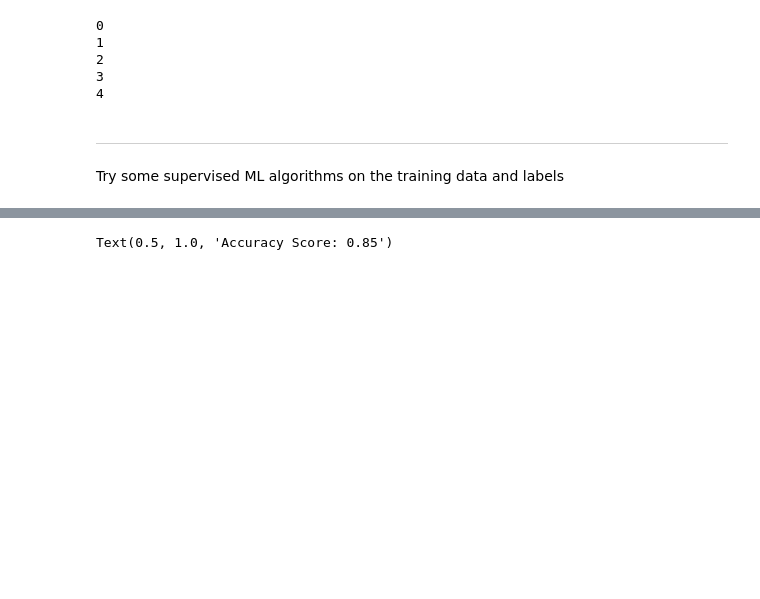
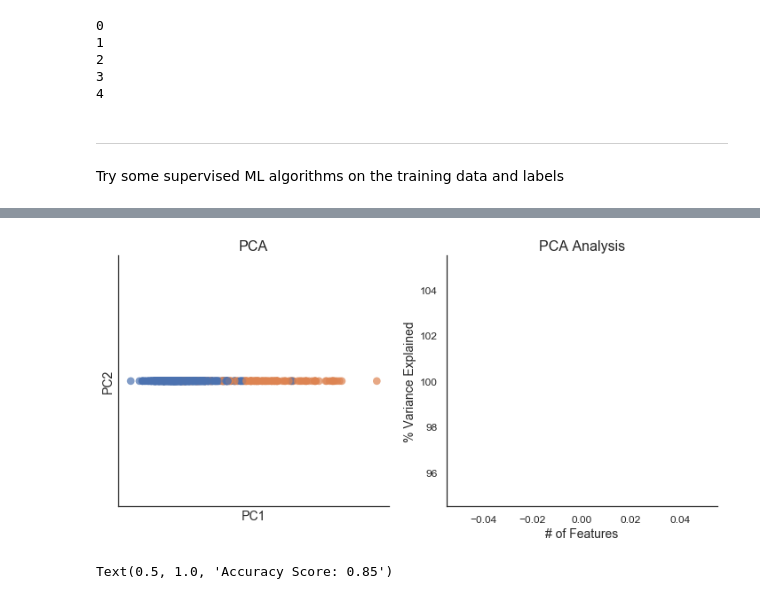
Before and after one commit to codyheiser/canb-ML, a Jupyter notebook: supervised_alg_testing.ipynb, the cells around one changed output, grey strips where cells are left out. Saved outputs shown, nothing was run; the diff lists cells and outputs as text; code cells hidden in the pictures; blank space fills up the shorter version.

```diff
--- a/supervised_alg_testing.ipynb
+++ b/supervised_alg_testing.ipynb
@@ -90,5 +90,6 @@ for i in range(0,len(vlbw_splits['test']['data'])):
 ---
 Try some supervised ML algorithms on the training data and labels
 # %%
-lda = LinearDiscriminantAnalysis(n_components=2)
-vlbw_lda = lda.fit(X=vlbw_filled_norm, y=labels).transform(vlbw_filled_norm)
+lda = LinearDiscriminantAnalysis(n_components=2, solver='eigen')
+vlbw_lda_fit = lda.fit(X=vlbw_filled_norm, y=labels)
+vlbw_lda = vlbw_lda_fit.predict(vlbw_filled_norm)
@@ -95,3 +116,26 @@ vlbw_lda = lda.fit(X=vlbw_filled_norm, y=labels).transform(vlbw_filled_norm)
+# %%
+# plot LDA results for first two components, colored by desired label (live birth)
+plt.figure(figsize=(10,5))
+
+plt.subplot(121)
+sns.scatterplot(x=vlbw_lda[:,0], y=0, s=75, alpha=0.7, hue=labels, legend=None, edgecolor='none')
+plt.tick_params(labelbottom=False, labelleft=False)
+plt.ylabel('PC2', fontsize=14)
+plt.xlabel('PC1', fontsize=14)
+plt.title('PCA', fontsize=16)
+
+plt.subplot(122)
+plt.plot(np.cumsum(np.round(vlbw_lda_fit.explained_variance_ratio_, decimals=3)*100))
+plt.tick_params(labelsize=12)
+plt.ylabel('% Variance Explained', fontsize=14)
+plt.xlabel('# of Features', fontsize=14)
+plt.title('PCA Analysis', fontsize=16)
+
+sns.despine()
+plt.tight_layout()
+plt.show()
+# %% [output]
+[figure, added]
 # %%
 # Logistic regression classifier
 clf = LogisticRegressionCV(cv=5, random_state=0, multi_class='multinomial', max_iter=1000)
```
Also changed, not shown: parts of 1 cell of this notebook, 3 other files.
